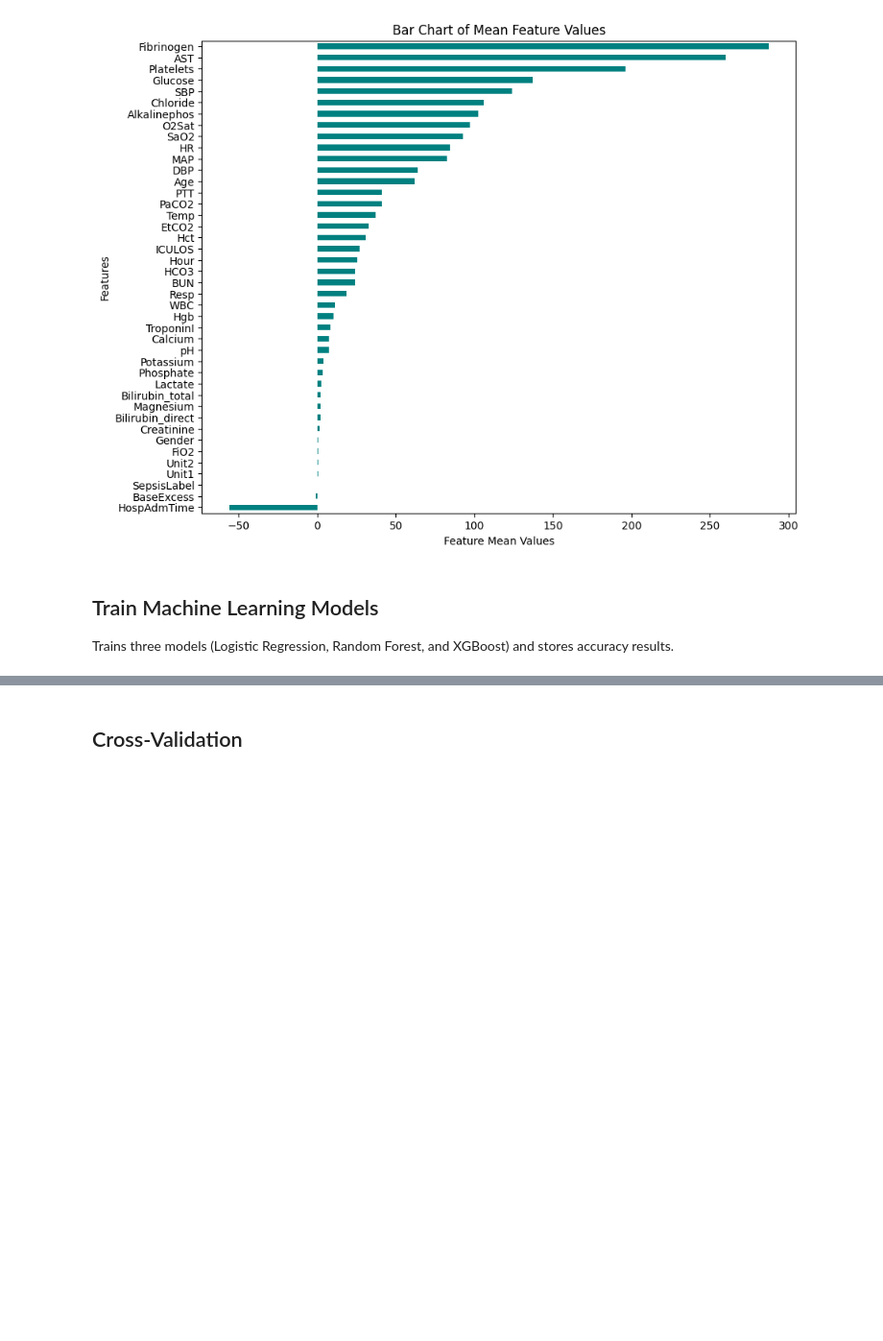
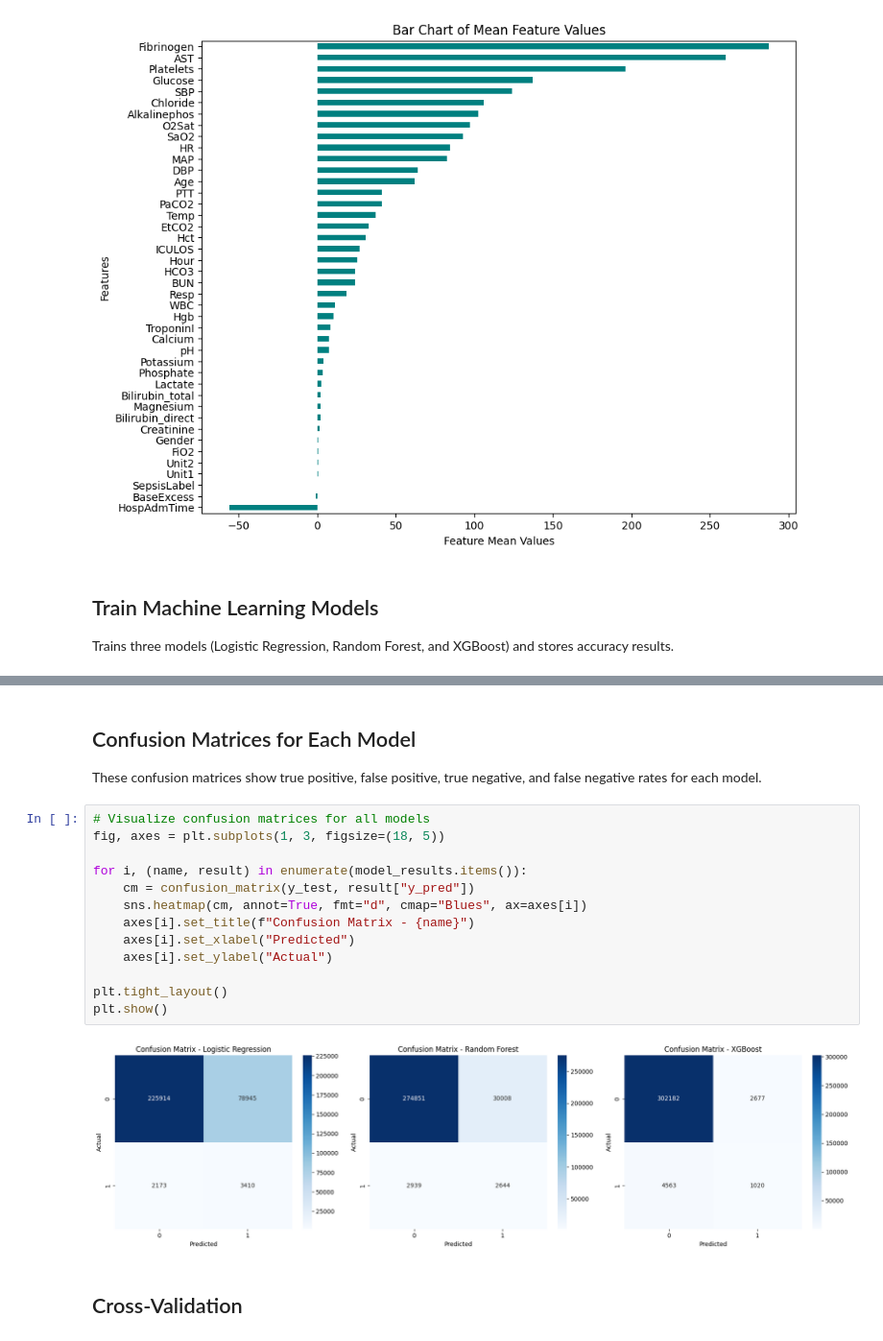
Before and after one commit to nwalablessing/streamlit-health-monitor, a Jupyter notebook: sepsis analysis.ipynb, the cells around one changed output, grey strips where cells are left out. Shown at 96% size. Saved outputs shown, nothing was run; the diff lists cells and outputs as text; blank space fills up the shorter version.

```diff
--- a/sepsis analysis.ipynb
+++ b/sepsis analysis.ipynb
@@ -329,3 +350,21 @@ XGBoost - Accuracy: 0.9850, Precision: 0.8499, Recall: 0.2019, F1-score: 0.3262
+# %% [markdown]
+## Confusion Matrices for Each Model
+These confusion matrices show true positive, false positive, true negative, and false negative rates for each model.
+# %%
+# Visualize confusion matrices for all models
+fig, axes = plt.subplots(1, 3, figsize=(18, 5))
+
+for i, (name, result) in enumerate(model_results.items()):
+    cm = confusion_matrix(y_test, result["y_pred"])
+    sns.heatmap(cm, annot=True, fmt="d", cmap="Blues", ax=axes[i])
+    axes[i].set_title(f"Confusion Matrix - {name}")
+    axes[i].set_xlabel("Predicted")
+    axes[i].set_ylabel("Actual")
+
+plt.tight_layout()
+plt.show()
+# %% [output]
+[figure, added]
 # %% [markdown]
 ## Cross-Validation
 # %%
```
Also changed, not shown: parts of 6 cells of this notebook.
